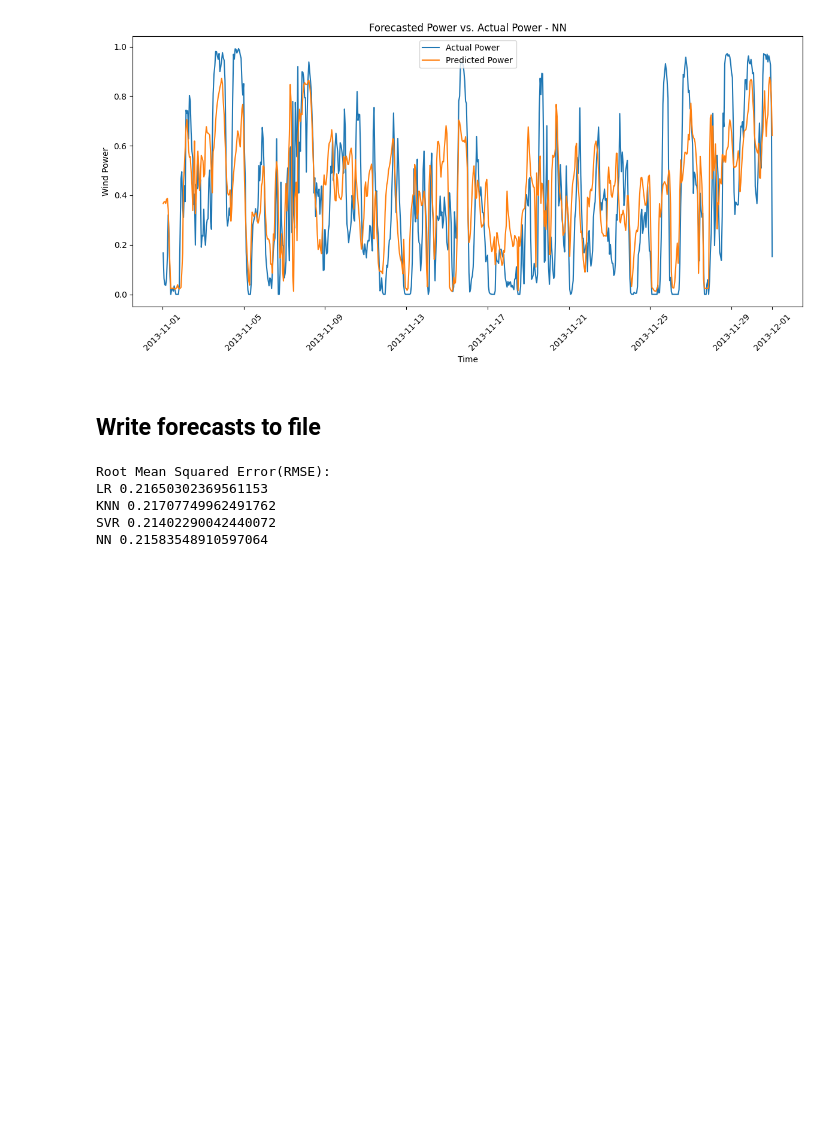
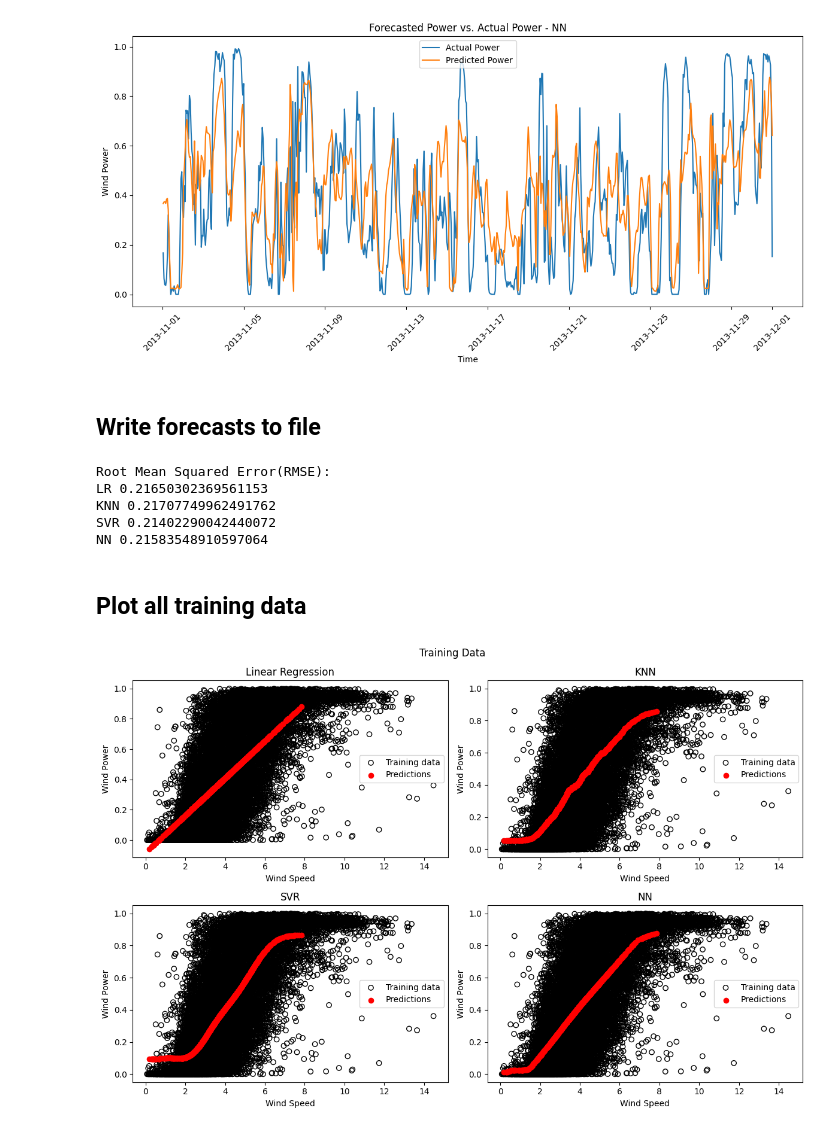
Before and after one commit to aishanbianshan/energy-info_A2_g6, a Jupyter notebook: src/q1/q1.ipynb, the cells around one changed output. Saved outputs shown, nothing was run; the diff lists cells and outputs as text; code cells hidden in the pictures; blank space fills up the shorter version.

Commit message:
add plot code

```diff
--- a/src/q1/q1.ipynb
+++ b/src/q1/q1.ipynb
@@ -253,3 +253,44 @@ LR 0.21650302369561153
 KNN 0.21707749962491762
 SVR 0.21402290042440072
 NN 0.21583548910597064
+# %% [markdown]
+## Plot all training data
+# %%
+# make all training plots as subplots in one figure
+fig, axs = plt.subplots(2, 2, figsize=(12, 8))
+fig.suptitle("Training Data")
+
+# plot the data
+axs[0, 0].scatter(X, y, color="black", facecolor="none", edgecolor="black", label="Training data")
+axs[0, 0].scatter(test_set, LR_y_pred, color="red", label="Predictions")
+axs[0, 0].set_title("Linear Regression")
+axs[0, 0].set_xlabel("Wind Speed")
+axs[0, 0].set_ylabel("Wind Power")
+axs[0, 0].legend()
+
+axs[0, 1].scatter(X, y, color="black", facecolor="none", edgecolor="black", label="Training data")
+axs[0, 1].scatter(test_set, best_knn_y_pred, color="red", label="Predictions")
+axs[0, 1].set_title("KNN")
+axs[0, 1].set_xlabel("Wind Speed")
+axs[0, 1].set_ylabel("Wind Power")
+axs[0, 1].legend()
+
+axs[1, 0].scatter(X, y, color="black", facecolor="none", edgecolor="black", label="Training data")
+axs[1, 0].scatter(test_set, best_svr_y_pred, color="red", label="Predictions")
+axs[1, 0].set_title("SVR")
+axs[1, 0].set_xlabel("Wind Speed")
+axs[1, 0].set_ylabel("Wind Power")
+axs[1, 0].legend()
+
+axs[1, 1].scatter(X, y, color="black", facecolor="none", edgecolor="black", label="Training data")
+axs[1, 1].scatter(test_set, nn_y_pred, color="red", label="Predictions")
+axs[1, 1].set_title("NN")
+axs[1, 1].set_xlabel("Wind Speed")
+axs[1, 1].set_ylabel("Wind Power")
+axs[1, 1].legend()
+
+plt.tight_layout()
+plt.savefig(root.joinpath("fig", "q1-ALL-training.png"), dpi=300, bbox_inches="tight")
+plt.show()
+# %% [output]
+[figure, added]
```
Also changed, not shown: 1 other file.
